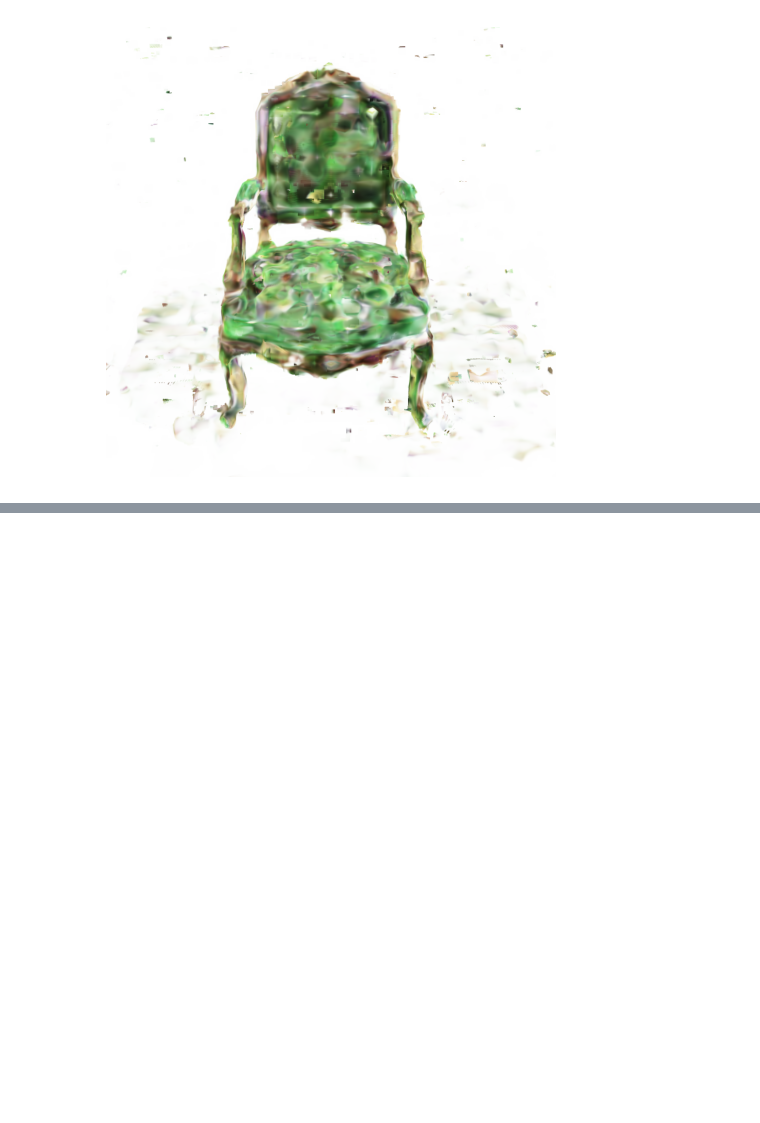
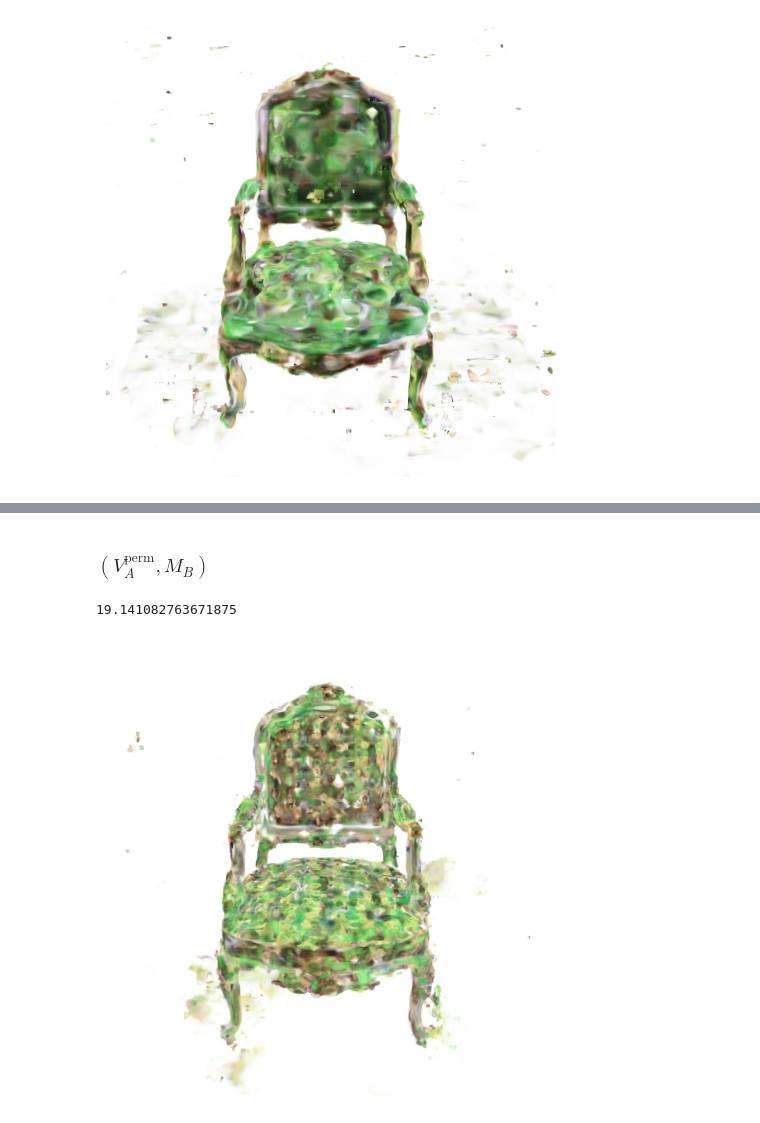
Before and after one commit to frallebini/nerfacc, a Jupyter notebook: examples/show_perm_vox.ipynb, the cells around one changed output, grey strips where cells are left out. Saved outputs shown, nothing was run; the diff lists cells and outputs as text; code cells hidden in the pictures; blank space fills up the shorter version.

```diff
--- a/examples/show_perm_vox.ipynb
+++ b/examples/show_perm_vox.ipynb
@@ -162,0 +253,9 @@ render_test(sd)
+# %% [markdown]
+### $(V_A^\text{perm},M_B)$
+# %%
+sd = torch.load("ckpts/torch_sine_single_3_8_16/chair_perm.pt")
+
+render_test(sd)
+# %% [output]
+19.141082763671875
+[figure, added]
```
Also changed, not shown: parts of 50 cells of this notebook, 8 other files.
